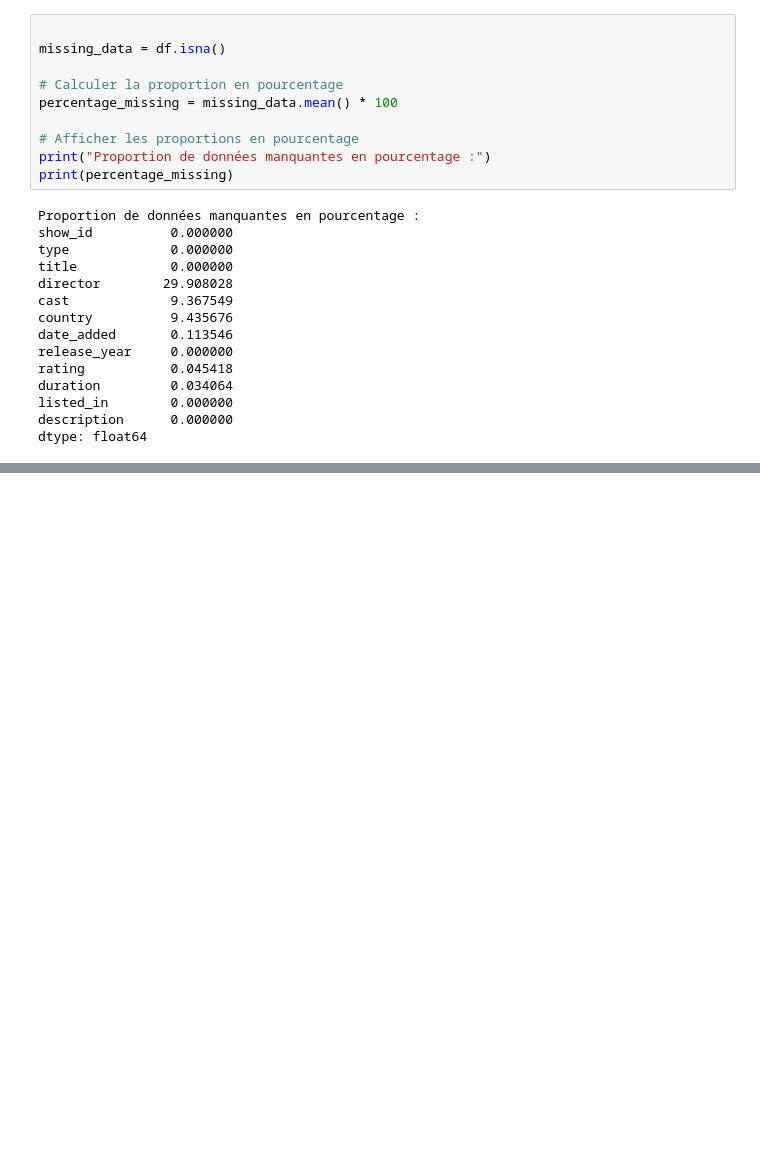
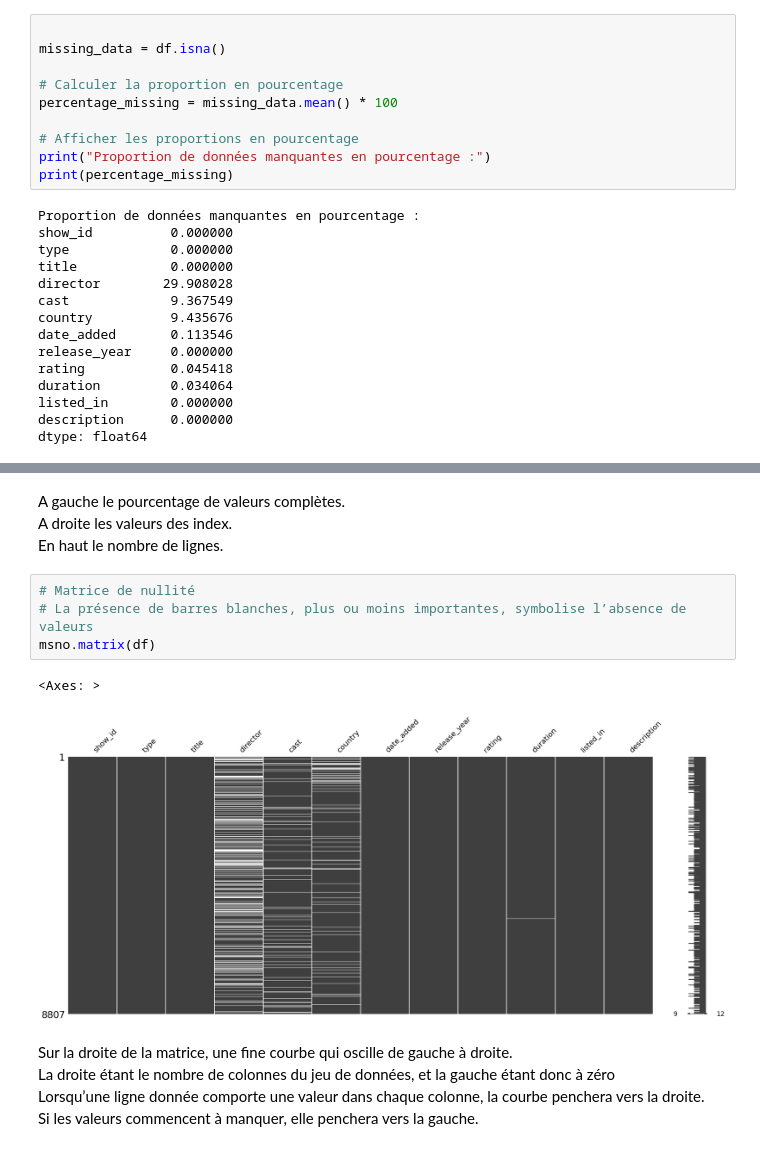
Before and after one commit to ines-lorquet/netflix-insights, a Jupyter notebook: Netflix Data Analysis.ipynb, the cells around one changed output, grey strips where cells are left out. Cells and saved outputs as stored; diff of their text form; blank space fills up the shorter version.

```diff
--- a/Netflix Data Analysis.ipynb
+++ b/Netflix Data Analysis.ipynb
@@ -170,0 +196,11 @@ dtype: float64
+# %% [markdown]
+A gauche le pourcentage de valeurs complètes.<br>A droite les valeurs des index.<br>En haut le nombre de lignes.
+# %%
+# Matrice de nullité
+# La présence de barres blanches, plus ou moins importantes, symbolise l’absence de valeurs
+msno.matrix(df)
+# %% [output]
+<Axes: >
+[figure, added]
+# %% [markdown]
+Sur la droite de la matrice, une fine courbe qui oscille de gauche à droite.<br>La droite étant le nombre de colonnes du jeu de données, et la gauche étant donc à zéro<br>Lorsqu’une ligne donnée comporte une valeur dans chaque colonne, la courbe penchera vers la droite.<br>Si les valeurs commencent à manquer, elle penchera vers la gauche.
```
Also changed, not shown: parts of 7 cells of this notebook.
